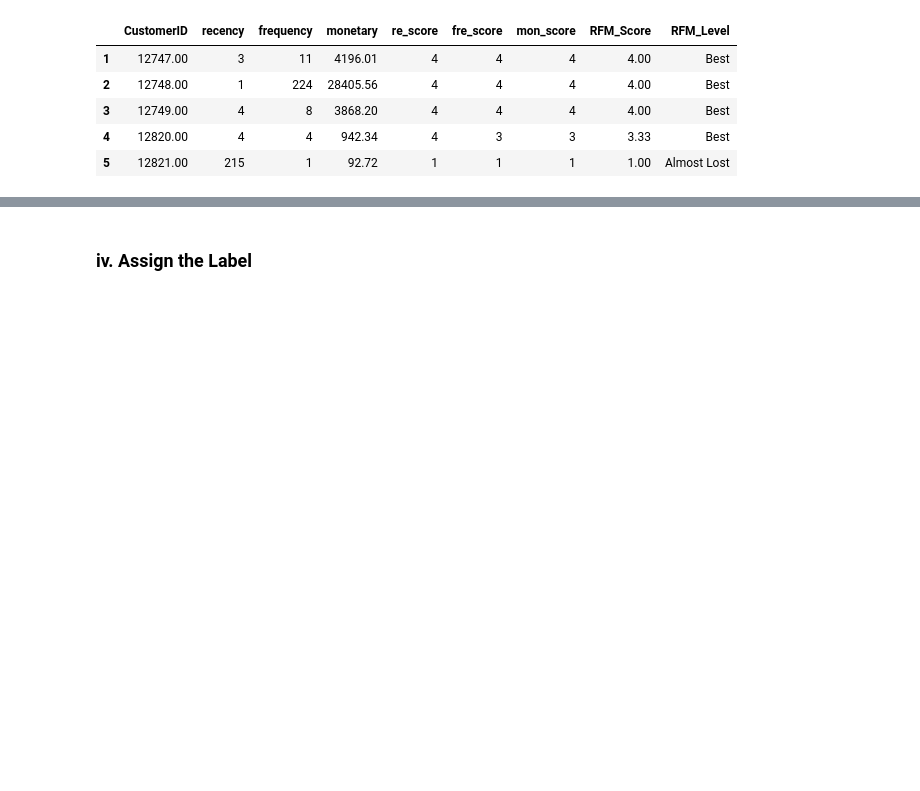
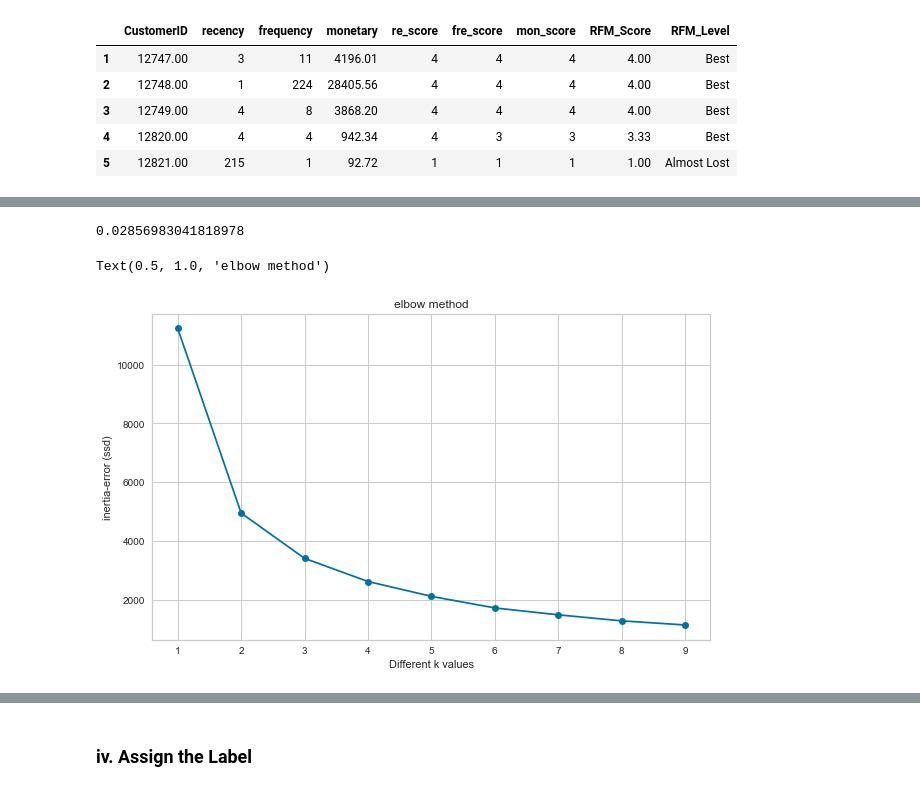
Before and after one commit to habip-bingol/Projects, a Jupyter notebook: ML_Projects/Capstone Projects/Customer_Segmentation/Customer_Segmentation_Student_Notebook_Capstone_1_V2.ipynb, the cells around one changed output, grey strips where cells are left out. Saved outputs shown, nothing was run; the diff lists cells and outputs as text; code cells hidden in the pictures; blank space fills up the shorter version.

```diff
--- a/ML_Projects/Capstone Projects/Customer_Segmentation/Customer_Segmentation_Student_Notebook_Capstone_1_V2.ipynb
+++ b/ML_Projects/Capstone Projects/Customer_Segmentation/Customer_Segmentation_Student_Notebook_Capstone_1_V2.ipynb
@@ -1489,6 +1490,6 @@ plt.subplot(3, 1, 3); sns.distplot(df_rfm_model['monetary'])
 # %%
-df_rfm_model = df_rfm_model[df_rfm_model.monetary > 1]
-df_rfm_model
+# df_rfm_model = df_rfm_model[df_rfm_model.monetary > 1]
+# df_rfm_model
 # %% [output]
 |  | recency | frequency | monetary |
 | 1 | 3 | 11 | 4196.01 |
@@ -1750,0 +1778,2 @@ fig.show()
+# %%
+X2 = df_rfm_model[["log_R","log_F"]]
@@ -1750,0 +1782,21 @@ fig.show()
+# %%
+hopkins(X2, X2.shape[0])
+# %% [output]
+0.02856983041818978
+# %%
+ssd = [] #sum squared distance
+
+K = range(1,10)
+
+for k in K:
+    model2 = KMeans(n_clusters =k, random_state=42)
+    model2.fit(X2)
+    ssd.append(model2.inertia_) # intertia: Distance from each sample to centroid of its cluster
+# %%
+plt.plot(K, ssd, "bo-")
+plt.xlabel("Different k values")
+plt.ylabel("inertia-error (ssd)")
+plt.title("elbow method")
+# %% [output]
+Text(0.5, 1.0, 'elbow method')
+[figure, added]
```
Also changed, not shown: parts of 46 cells of this notebook.
